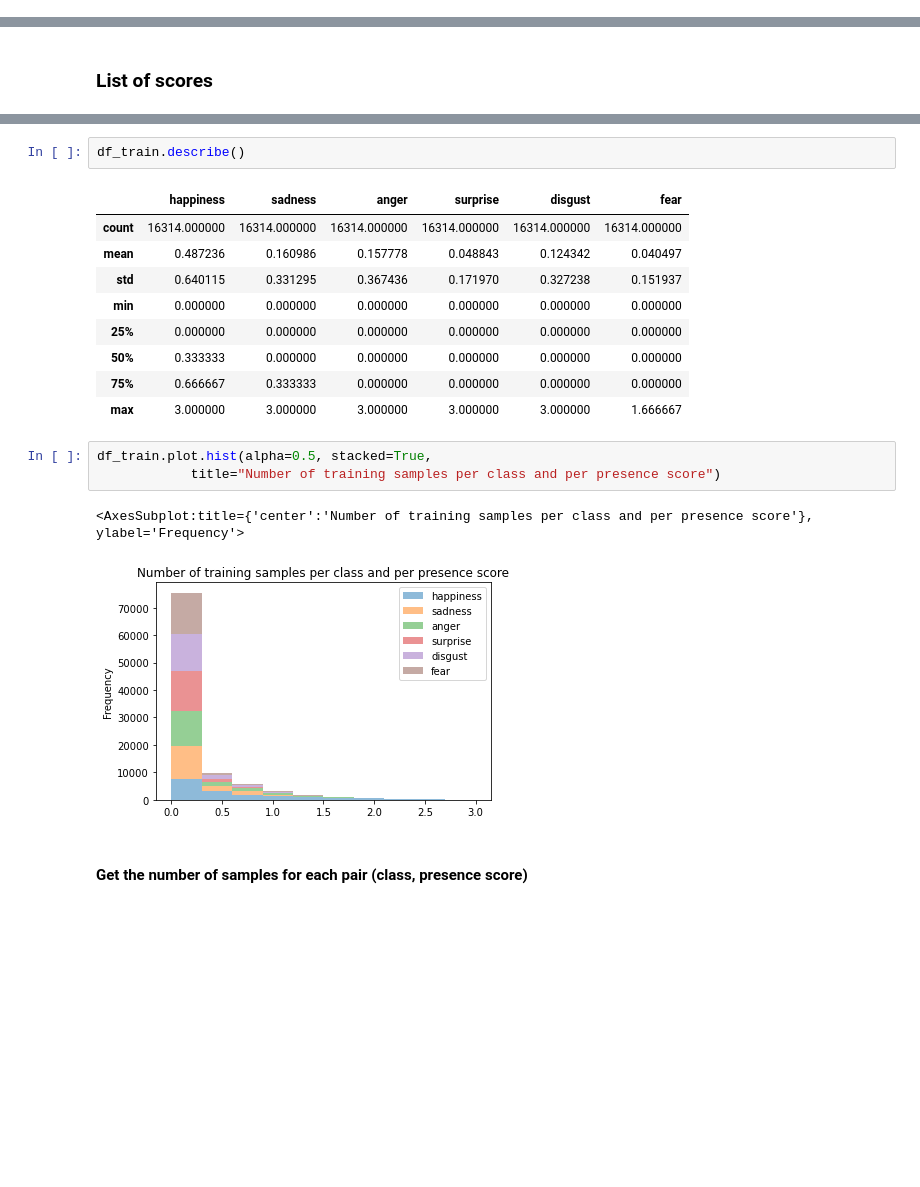
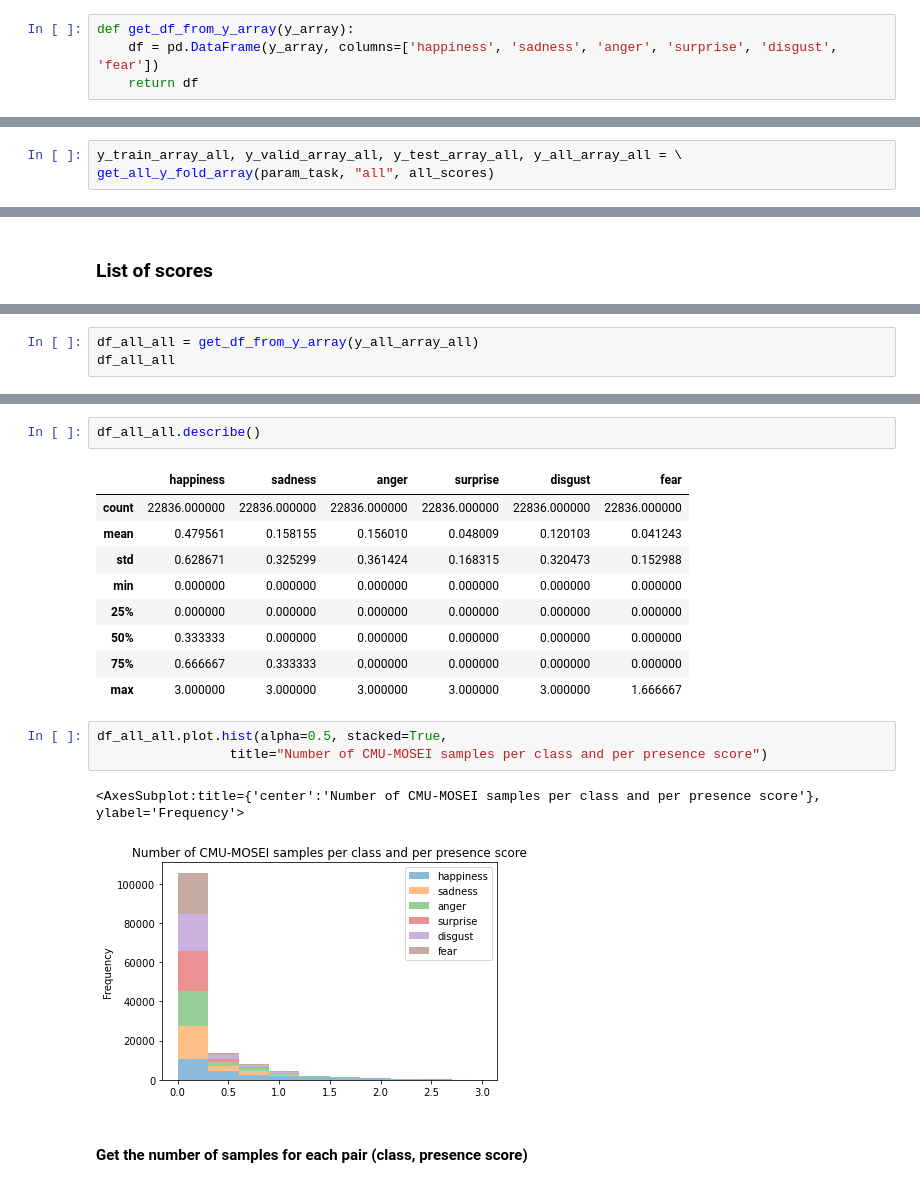
Before and after one commit to helenetran3/MCF-EmoLIS, a Jupyter notebook: label_statistics.ipynb, the cells around one changed output, grey strips where cells are left out. Saved outputs shown, nothing was run; the diff lists cells and outputs as text; blank space fills up the shorter version.

```diff
--- a/label_statistics.ipynb
+++ b/label_statistics.ipynb
@@ -16,0 +40,4 @@ ext_name = ""
+# %%
+def get_df_from_y_array(y_array):
+    df = pd.DataFrame(y_array, columns=['happiness', 'sadness', 'anger', 'surprise', 'disgust', 'fear'])
+    return df
@@ -16,0 +95,3 @@ ext_name = ""
+# %%
+y_train_array_all, y_valid_array_all, y_test_array_all, y_all_array_all = \
+get_all_y_fold_array(param_task, "all", all_scores)
@@ -109,0 +135,3 @@ df_train
+# %%
+df_all_all = get_df_from_y_array(y_all_array_all)
+df_all_all
@@ -110,20 +152,20 @@ df_train
 # %%
-df_train.describe()
+df_all_all.describe()
 # %% [output]
 |  | happiness | sadness | anger | surprise | disgust | fear |
-| count | 16314.000000 | 16314.000000 | 16314.000000 | 16314.000000 | 16314.000000 | 16314.000000 |
-| mean | 0.487236 | 0.160986 | 0.157778 | 0.048843 | 0.124342 | 0.040497 |
-| std | 0.640115 | 0.331295 | 0.367436 | 0.171970 | 0.327238 | 0.151937 |
+| count | 22836.000000 | 22836.000000 | 22836.000000 | 22836.000000 | 22836.000000 | 22836.000000 |
+| mean | 0.479561 | 0.158155 | 0.156010 | 0.048009 | 0.120103 | 0.041243 |
+| std | 0.628671 | 0.325299 | 0.361424 | 0.168315 | 0.320473 | 0.152988 |
 | min | 0.000000 | 0.000000 | 0.000000 | 0.000000 | 0.000000 | 0.000000 |
 | 25% | 0.000000 | 0.000000 | 0.000000 | 0.000000 | 0.000000 | 0.000000 |
 | 50% | 0.333333 | 0.000000 | 0.000000 | 0.000000 | 0.000000 | 0.000000 |
 | 75% | 0.666667 | 0.333333 | 0.000000 | 0.000000 | 0.000000 | 0.000000 |
 | max | 3.000000 | 3.000000 | 3.000000 | 3.000000 | 3.000000 | 1.666667 |
 # %%
-df_train.plot.hist(alpha=0.5, stacked=True,
-            title="Number of training samples per class and per presence score")
+df_all_all.plot.hist(alpha=0.5, stacked=True,
+                 title="Number of CMU-MOSEI samples per class and per presence score")
 # %% [output]
-<AxesSubplot:title={'center':'Number of training samples per class and per presence score'}, ylabel='Frequency'>
+<AxesSubplot:title={'center':'Number of CMU-MOSEI samples per class and per presence score'}, ylabel='Frequency'>
-[figure, old version]
+[figure, new version]
 # %% [markdown]
 #### Get the number of samples for each pair (class, presence score)
```
Also changed, not shown: parts of 76 cells of this notebook, 1 other file.
